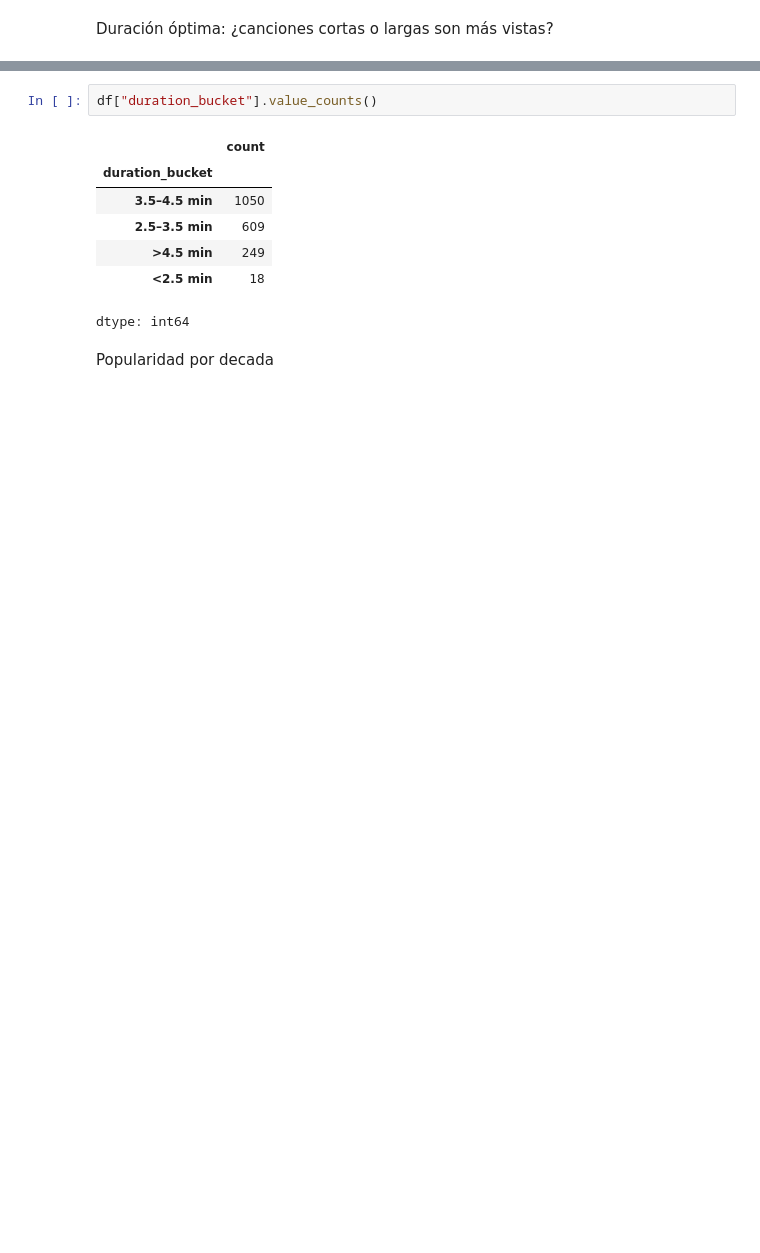
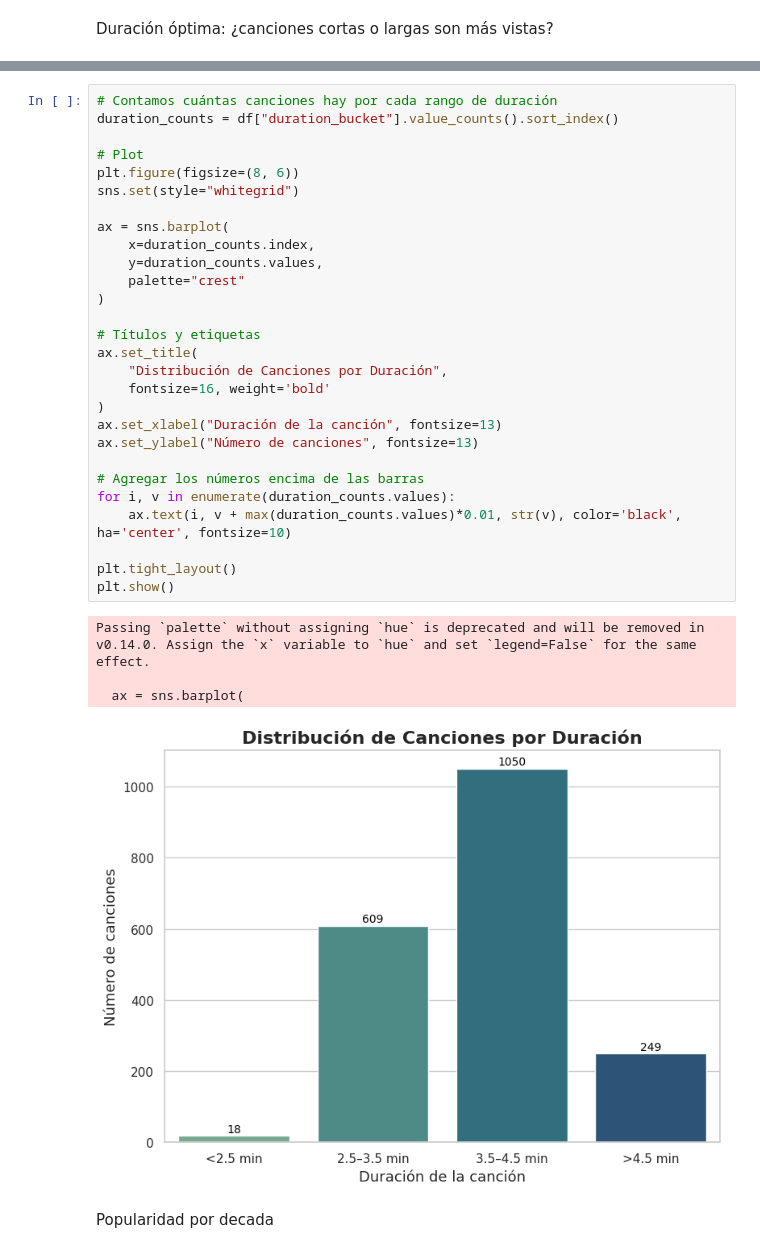
Before and after one commit to jpsicilia/spotify_analysis, a Jupyter notebook: spotify_analisis.ipynb, the cells around one changed output, grey strips where cells are left out. Saved outputs shown, nothing was run; the diff lists cells and outputs as text; blank space fills up the shorter version.

```diff
--- a/spotify_analisis.ipynb
+++ b/spotify_analisis.ipynb
@@ -154,12 +298,35 @@ df["duration_bucket"]=pd.cut(df["min_time"],bins=bins,labels=labels)
-# %%
-df["duration_bucket"].value_counts()
-# %% [output]
-|  | count |
-| duration_bucket |  |
-| 3.5–4.5 min | 1050 |
-| 2.5–3.5 min | 609 |
-| >4.5 min | 249 |
-| <2.5 min | 18 |
-dtype: int64
+# %%
+# Contamos cuántas canciones hay por cada rango de duración
+duration_counts = df["duration_bucket"].value_counts().sort_index()
+
+# Plot
+plt.figure(figsize=(8, 6))
+sns.set(style="whitegrid")
+
+ax = sns.barplot(
+    x=duration_counts.index,
+    y=duration_counts.values,
+    palette="crest"
+)
+
+# Títulos y etiquetas
+ax.set_title(
+    "Distribución de Canciones por Duración",
+    fontsize=16, weight='bold'
+)
+ax.set_xlabel("Duración de la canción", fontsize=13)
+ax.set_ylabel("Número de canciones", fontsize=13)
+
+# Agregar los números encima de las barras
+for i, v in enumerate(duration_counts.values):
+    ax.text(i, v + max(duration_counts.values)*0.01, str(v), color='black', ha='center', fontsize=10)
+
+plt.tight_layout()
+plt.show()
+# %% [output]
+Passing `palette` without assigning `hue` is deprecated and will be removed in v0.14.0. Assign the `x` variable to `hue` and set `legend=False` for the same effect.
+
+  ax = sns.barplot(
+[figure, added]
 # %% [markdown]
 Popularidad por decada
```
Also changed, not shown: parts of 32 cells of this notebook.
